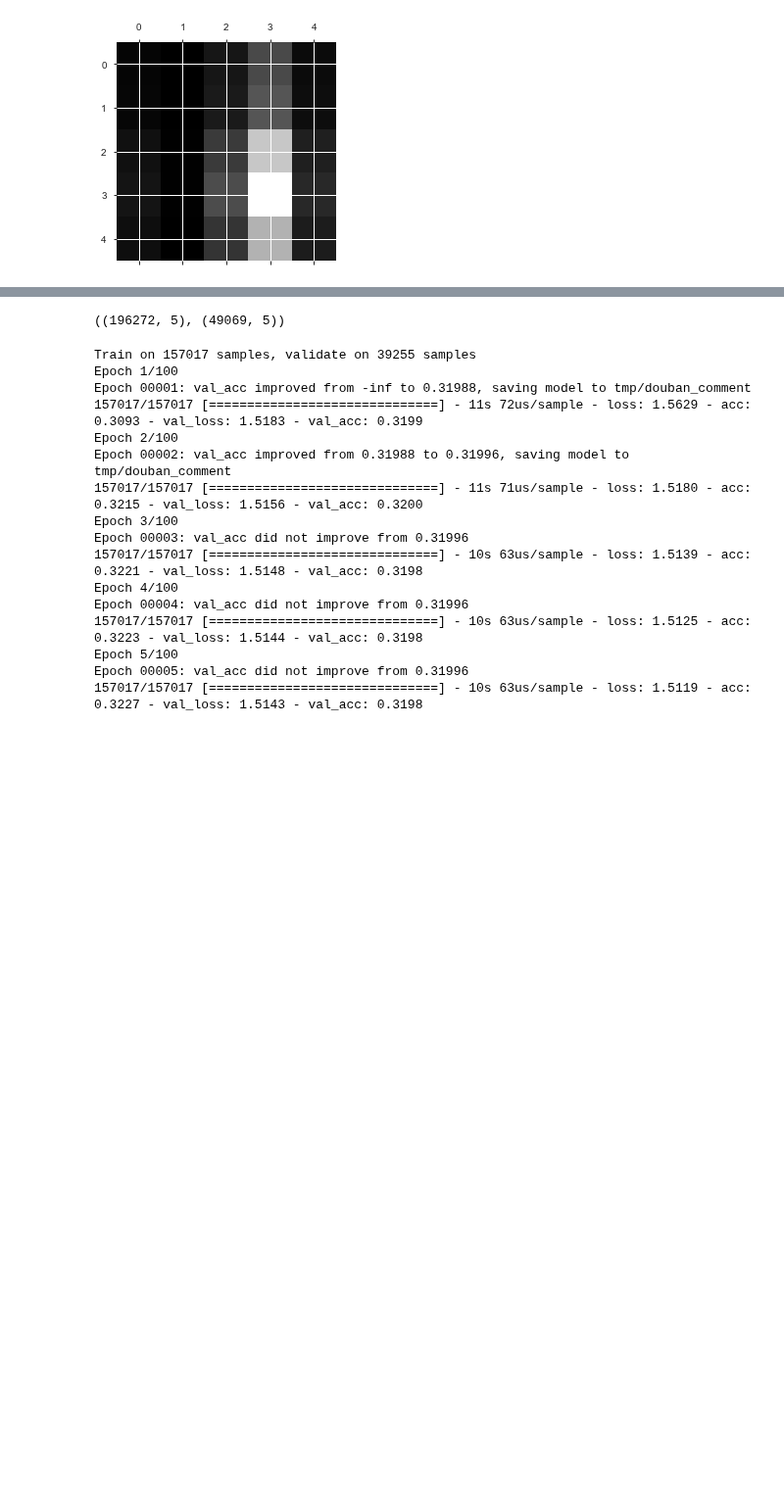
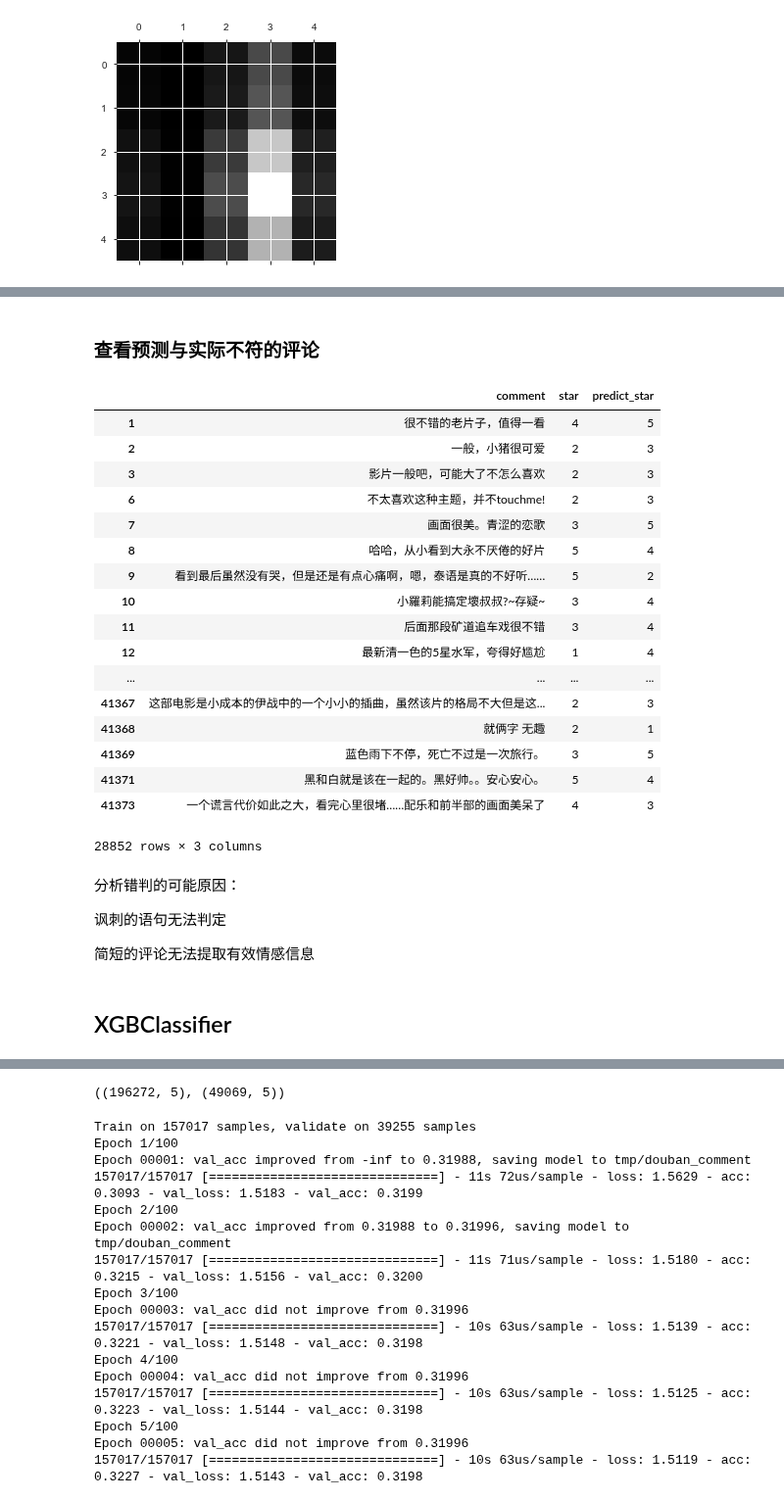
Before and after one commit to jh-lau/NLP, a Jupyter notebook: Artificial_Intelligence_for_NLP/Week_10_0908_tensorflow_pytorch/assignment/douban_classification.ipynb, the cells around one changed output, grey strips where cells are left out. Shown at 98% size. Drawn from its saved outputs; the diff is of its cells as text; code cells hidden in the pictures; blank space fills up the shorter version.

```diff
--- a/Artificial_Intelligence_for_NLP/Week_10_0908_tensorflow_pytorch/assignment/douban_classification.ipynb
+++ b/Artificial_Intelligence_for_NLP/Week_10_0908_tensorflow_pytorch/assignment/douban_classification.ipynb
@@ -127,6 +117,7 @@ array(['1', '2', '4', '5', '3', 'star', 4, 3, 5, 2, 1], dtype=object)
 df_new = df.copy()
 df_new.drop(df_new[df_new.star=='star'].index, inplace=True)
 df_new.dropna(subset=['comment'],inplace=True)
+df_new.drop_duplicates(subset=['comment'], inplace=True)
 df_new.star = df_new.star.apply(lambda x: int(x))
 df_new.reset_index(drop=True, inplace=True)
 df_new.star.unique()
@@ -215,0 +233,3 @@ SGDClassifier(alpha=0.0001, average=False, class_weight=None,
+# %%
+rf_clf = RandomForestClassifier()
+rf_clf.fit(train_valid_X, train_valid_y)
@@ -230,0 +272,3 @@ weighted avg       0.32      0.33      0.27    196272
+# %%
+ypred_test_rf = rf_clf.predict(test_X)
+print(classification_report(test_y, ypred_test_rf))
@@ -230,0 +287,36 @@ weighted avg       0.32      0.33      0.27    196272
+# %% [markdown]
+### 查看预测与实际不符的评论
+# %%
+predict_star = pd.DataFrame(ypred_test_rf, columns=['predict_star'])
+origin_df = df_new.iloc[test_y.index][['comment', 'star']]
+origin_df.reset_index(drop=True, inplace=True)
+# %%
+temp_df = pd.concat([origin_df, predict_star], axis=1)
+temp_df[(temp_df.star != temp_df.predict_star)]
+# %% [output]
+|  | comment | star | predict_star |
+| 1 | 很不错的老片子，值得一看 | 4 | 5 |
+| 2 | 一般，小猪很可爱 | 2 | 3 |
+| 3 | 影片一般吧，可能大了不怎么喜欢 | 2 | 3 |
+| 6 | 不太喜欢这种主题，并不touchme! | 2 | 3 |
+| 7 | 画面很美。青涩的恋歌 | 3 | 5 |
+| 8 | 哈哈，从小看到大永不厌倦的好片 | 5 | 4 |
+| 9 | 看到最后虽然没有哭，但是还是有点心痛啊，嗯，泰语是真的不好听…… | 5 | 2 |
+| 10 | 小羅莉能搞定壞叔叔?~存疑~ | 3 | 4 |
+| 11 | 后面那段矿道追车戏很不错 | 3 | 4 |
+| 12 | 最新清一色的5星水军，夸得好尴尬 | 1 | 4 |
+| ... | ... | ... | ... |
+| 41367 | 这部电影是小成本的伊战中的一个小小的插曲，虽然该片的格局不大但是这... | 2 | 3 |
+| 41368 | 就俩字 无趣 | 2 | 1 |
+| 41369 | 蓝色雨下不停，死亡不过是一次旅行。 | 3 | 5 |
+| 41371 | 黑和白就是该在一起的。黑好帅。。安心安心。 | 5 | 4 |
+| 41373 | 一个谎言代价如此之大，看完心里很堵……配乐和前半部的画面美呆了 | 4 | 3 |
+28852 rows × 3 columns
+# %% [markdown]
+分析错判的可能原因：
+
+讽刺的语句无法判定
+
+简短的评论无法提取有效情感信息
+# %% [markdown]
+## XGBClassifier
```
Also changed, not shown: parts of 27 cells of this notebook.
